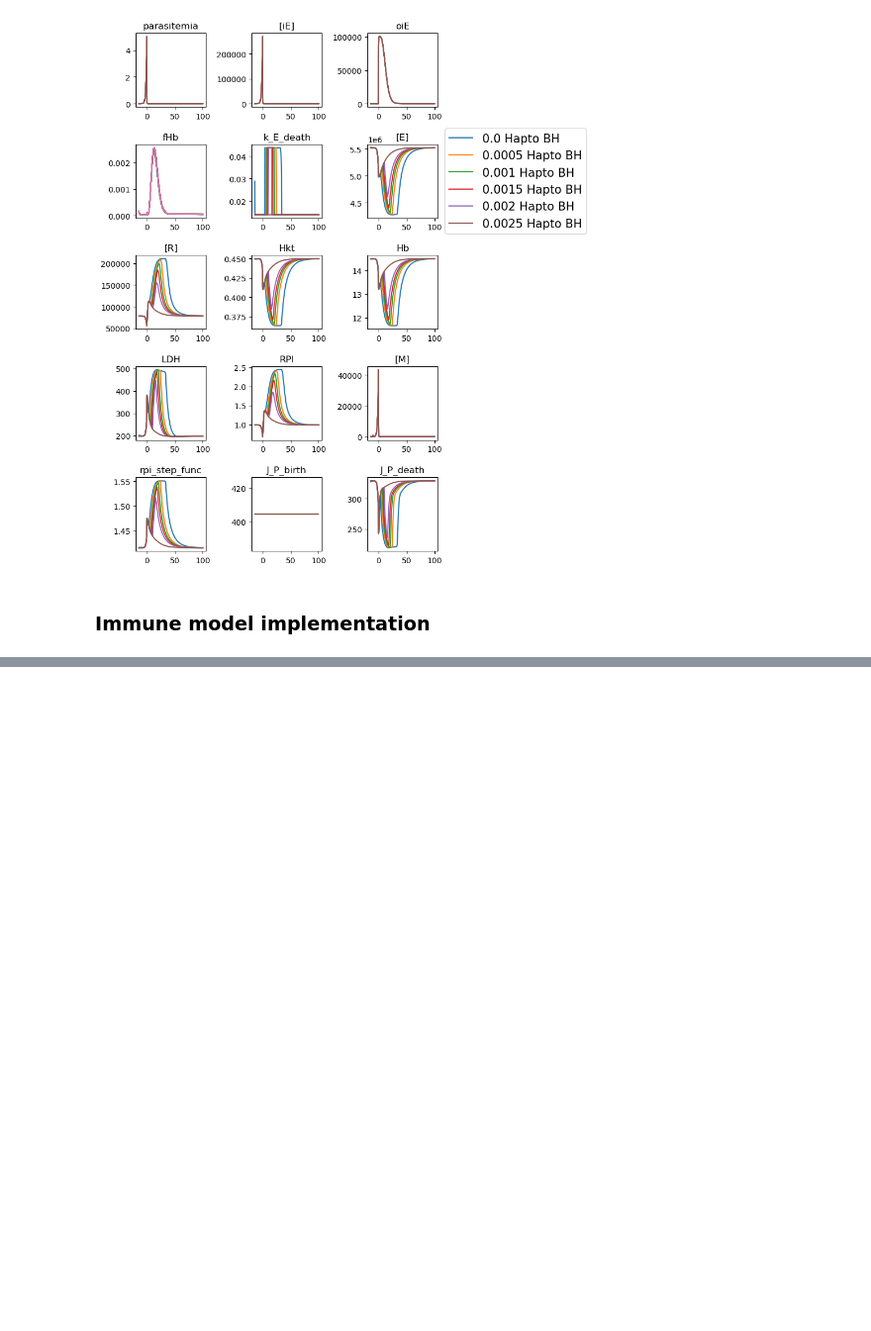
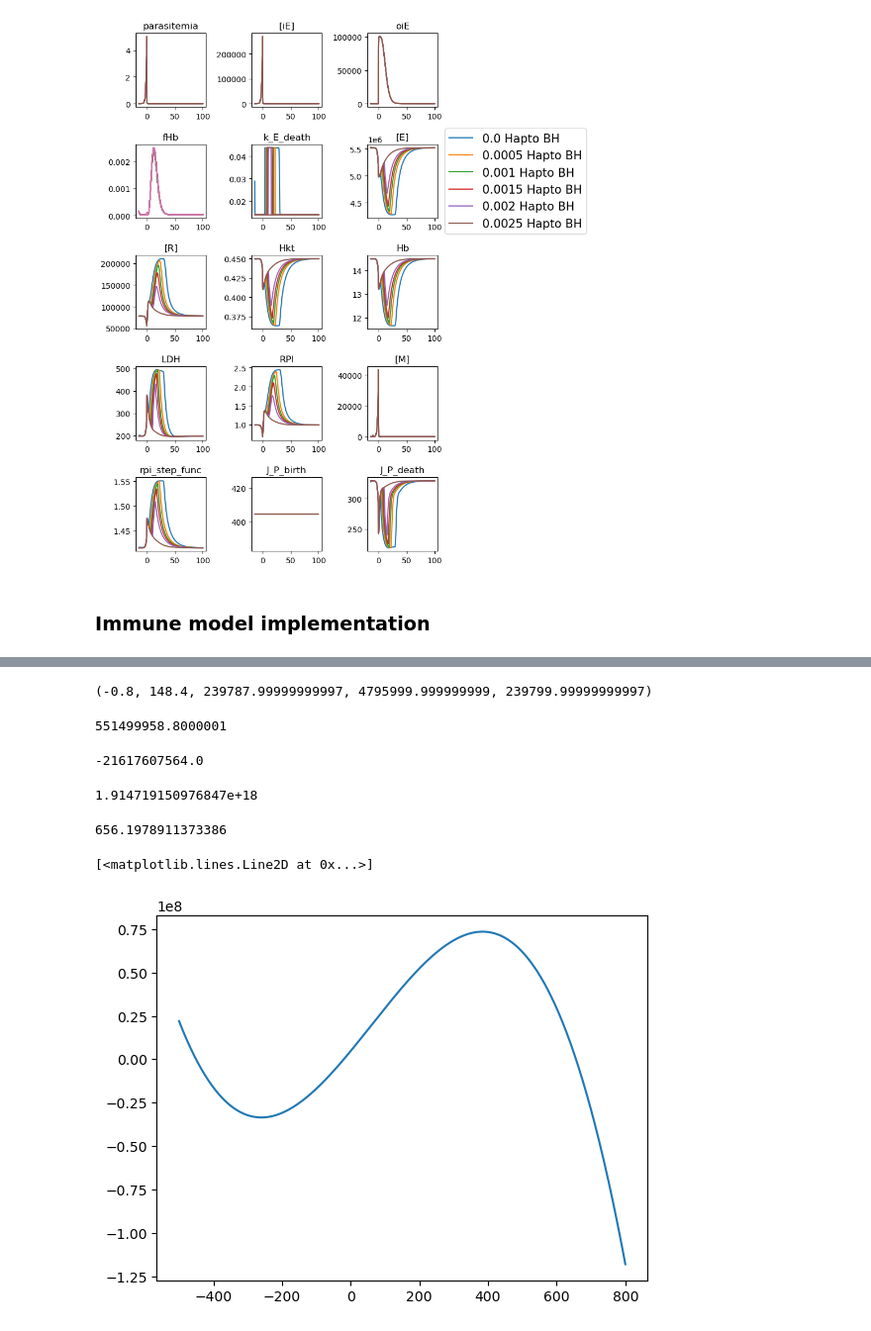
Before and after one commit to Nexia23/PTH_model_chapter, a Jupyter notebook: notebooks/run_delay_model.ipynb, the cells around one changed output, grey strips where cells are left out. Shown at 99% size. Drawn from its saved outputs; the diff is of its cells as text; code cells hidden in the pictures; blank space fills up the shorter version.

```diff
--- a/notebooks/run_delay_model.ipynb
+++ b/notebooks/run_delay_model.ipynb
@@ -575,0 +624,7 @@ plt.show()
+# %%
+M = model.mu_tox * res['[E]'].values[0] / res['[Treg]'].values[0] # model.mu_tox * model.delta_Treg / model.beta_Treg #
+
+A = -model.epsilon
+B = model.V_f - model.delta_Ttox -  model.K_f * model.epsilon
+C = M - model.delta_Ttox * model.K_f
+D = M * model.K_f
@@ -575,0 +649,2 @@ plt.show()
+# %%
+T = symbols('T')
@@ -575,0 +669,29 @@ plt.show()
+# %%
+A,B,C,D,M
+# %% [output]
+(-0.8, 148.4, 239787.99999999997, 4795999.999999999, 239799.99999999997)
+# %%
+108*B**3/A**2
+# %% [output]
+551499958.8000001
+# %%
+486*B*C/A
+# %% [output]
+-21617607564.0
+# %%
+-108*C**3/A + 27*B**2*C**2/A**2
+# %% [output]
+1.914719150976847e+18
+# %%
+print(res['[Ttox]'].values[-1])
+# %% [output]
+656.1978911373386
+# %%
+def funcT(T):
+    value = A*T**3 +B*T**2 + C*T + D
+    return value
+t = np.arange(-500,800,0.1)
+plt.plot(t, funcT(t))
+# %% [output]
+[<matplotlib.lines.Line2D at 0x...>]
+[figure, added]
```
Also changed, not shown: parts of 20 cells of this notebook.
